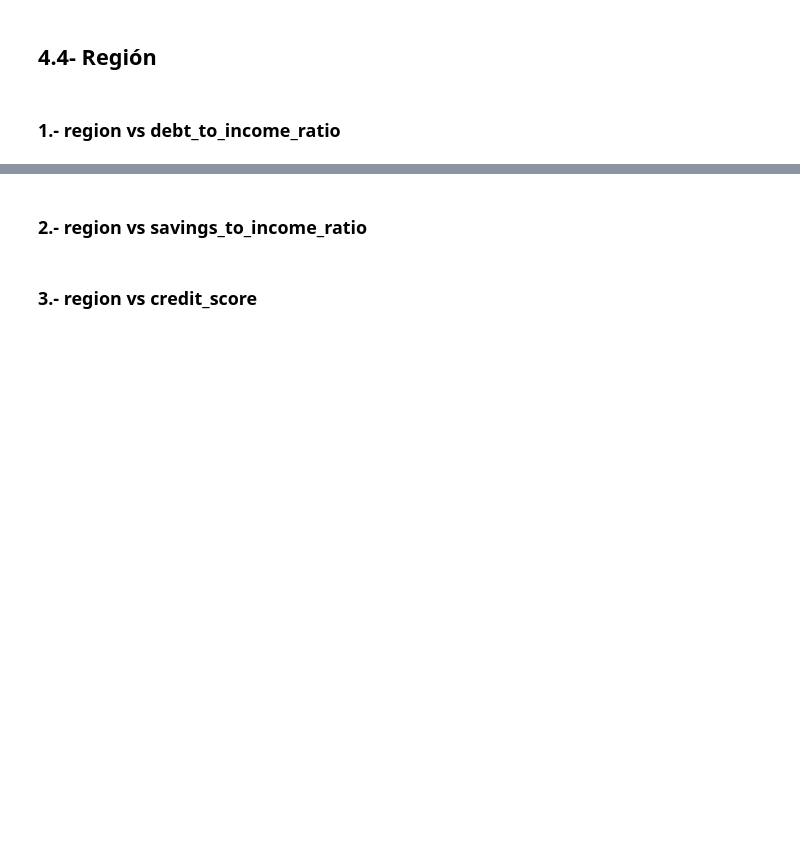
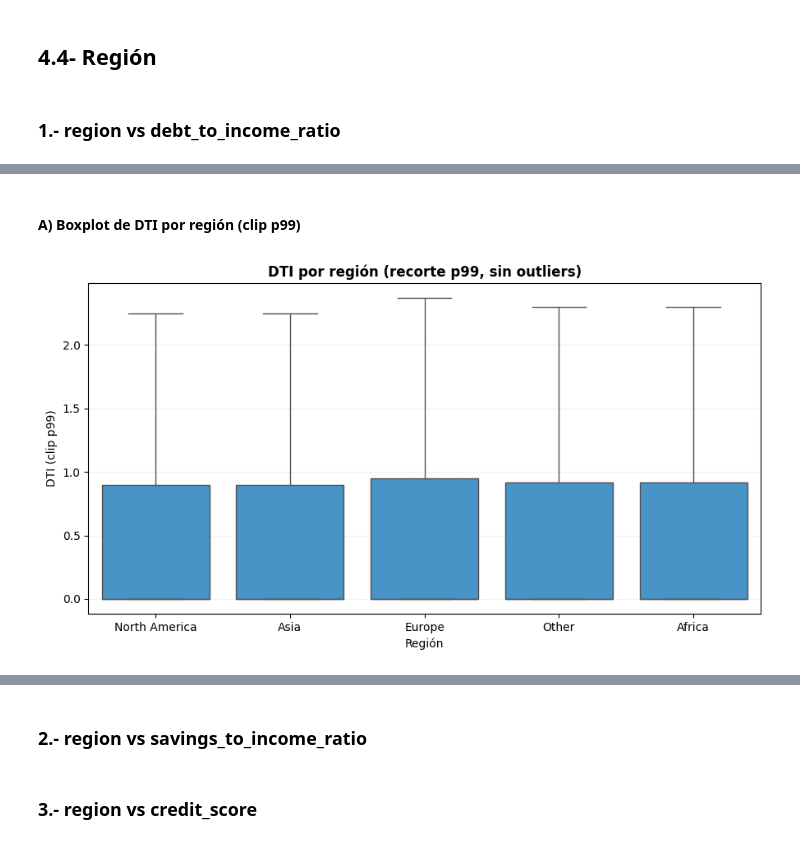
Before and after one commit to RogerFernando98/Big-4-Financial-Risk-Insights-2020-2025-, a Jupyter notebook: notebooks/3_eda.ipynb, the cells around one changed output, grey strips where cells are left out. Cells and saved outputs as stored; diff of their text form; code cells hidden in the pictures; blank space fills up the shorter version.

```diff
--- a/notebooks/3_eda.ipynb
+++ b/notebooks/3_eda.ipynb
@@ -1258,0 +1184,12 @@ stats
+# %% [markdown]
+#### A) Boxplot de DTI por región (clip p99)
+# %%
+plt.figure(figsize=(9,5))
+sns.boxplot(data=df_r, x="region", y="DTI_clip",
+            order=orden, showfliers=False, color=color_total)
+plt.title("DTI por región (recorte p99, sin outliers)", fontweight='bold')
+plt.xlabel("Región"); plt.ylabel("DTI (clip p99)")
+plt.grid(axis='y', alpha=.25, linestyle='--')
+plt.tight_layout(); plt.show()
+# %% [output]
+[figure, added]
```
Also changed, not shown: parts of 5 cells of this notebook.
